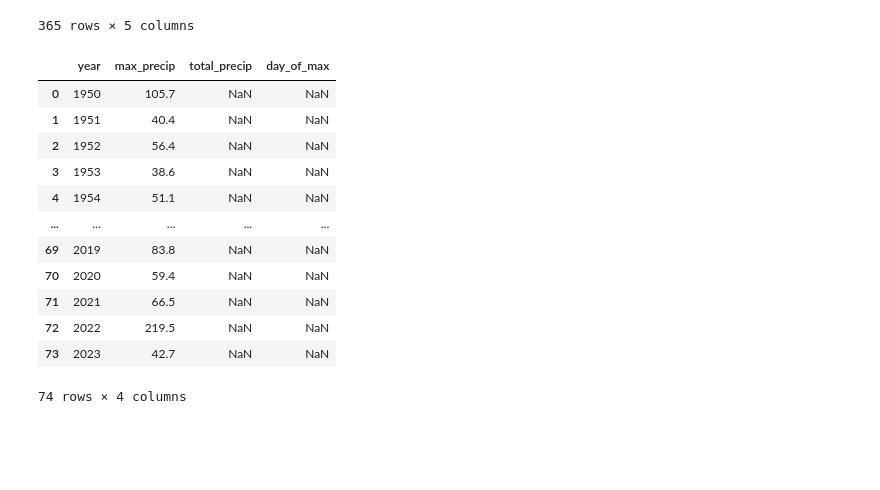
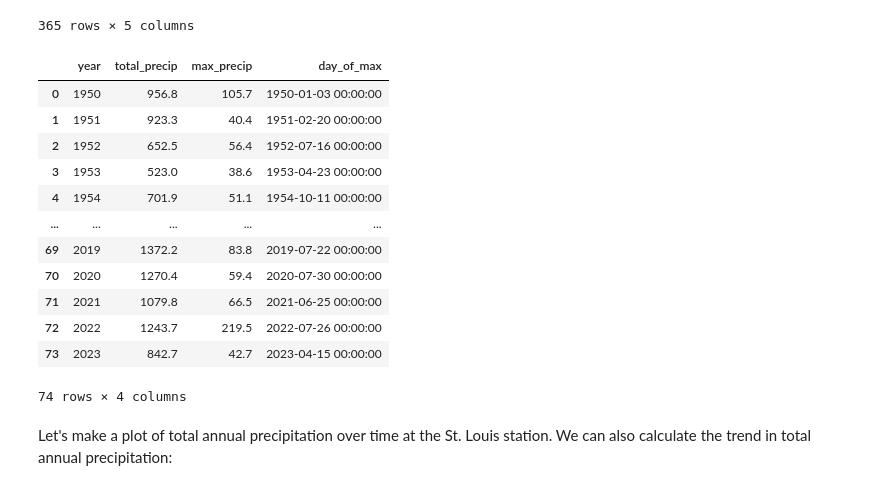
Before and after one commit to fdavenport/course-climate-change-impacts, a Jupyter notebook: lectures/05_Analyzing_the_Hydrologic_Cycle.ipynb, the cells around one changed output. Cells and saved outputs as stored; diff of their text form; code cells hidden in the pictures; blank space fills up the shorter version.

```diff
--- a/lectures/05_Analyzing_the_Hydrologic_Cycle.ipynb
+++ b/lectures/05_Analyzing_the_Hydrologic_Cycle.ipynb
@@ -403,6 +403,6 @@ dtype: object
 
 Next, we are going to calculate the total amount of precipitation each year and the maximum amount falling on a single day. We will then calculate trends in those metrics.
 # %%
-annual_stats = pd.DataFrame(columns = ["year", "max_precip", "total_precip", "day_of_max"], index = range(74))
+annual_stats = pd.DataFrame(columns = ["year", "total_precip", "max_precip", "day_of_max"], index = range(74))
 annual_stats
 # %% [output]
@@ -457,22 +457,31 @@ stl_data[str(1950):str(1950)]
 # %%
 for i, yr in enumerate(range(1950, 2024)):
   #print(yr)
   data_yr = stl_data[str(yr):str(yr)]
   annual_stats.loc[i, "year"] = yr
+  # use sum function to calculate total precipitation during the year
+  annual_stats.loc[i, "total_precip"] = data_yr["PRCP_mm"].sum()
+
+  # use max function to find maximum precipitation value during the year
   annual_stats.loc[i, "max_precip"] = data_yr["PRCP_mm"].max()
 
+  # use argmax function to find the row with the maximum precipitation value
+  annual_stats.loc[i, "day_of_max"] = pd.to_datetime(data_yr.index[data_yr["PRCP_mm"].argmax()])
+
 annual_stats
 # %% [output]
-|  | year | max_precip | total_precip | day_of_max |
-| 0 | 1950 | 105.7 | NaN | NaN |
-| 1 | 1951 | 40.4 | NaN | NaN |
-| 2 | 1952 | 56.4 | NaN | NaN |
-| 3 | 1953 | 38.6 | NaN | NaN |
-| 4 | 1954 | 51.1 | NaN | NaN |
+|  | year | total_precip | max_precip | day_of_max |
+| 0 | 1950 | 956.8 | 105.7 | 1950-01-03 00:00:00 |
+| 1 | 1951 | 923.3 | 40.4 | 1951-02-20 00:00:00 |
+| 2 | 1952 | 652.5 | 56.4 | 1952-07-16 00:00:00 |
+| 3 | 1953 | 523.0 | 38.6 | 1953-04-23 00:00:00 |
+| 4 | 1954 | 701.9 | 51.1 | 1954-10-11 00:00:00 |
 | ... | ... | ... | ... | ... |
-| 69 | 2019 | 83.8 | NaN | NaN |
-| 70 | 2020 | 59.4 | NaN | NaN |
-| 71 | 2021 | 66.5 | NaN | NaN |
-| 72 | 2022 | 219.5 | NaN | NaN |
-| 73 | 2023 | 42.7 | NaN | NaN |
+| 69 | 2019 | 1372.2 | 83.8 | 2019-07-22 00:00:00 |
+| 70 | 2020 | 1270.4 | 59.4 | 2020-07-30 00:00:00 |
+| 71 | 2021 | 1079.8 | 66.5 | 2021-06-25 00:00:00 |
+| 72 | 2022 | 1243.7 | 219.5 | 2022-07-26 00:00:00 |
+| 73 | 2023 | 842.7 | 42.7 | 2023-04-15 00:00:00 |
 74 rows × 4 columns
+# %% [markdown]
+Let's make a plot of total annual precipitation over time at the St. Louis station. We can also calculate the trend in total annual precipitation:
```
Also changed, not shown: parts of 10 cells of this notebook.
